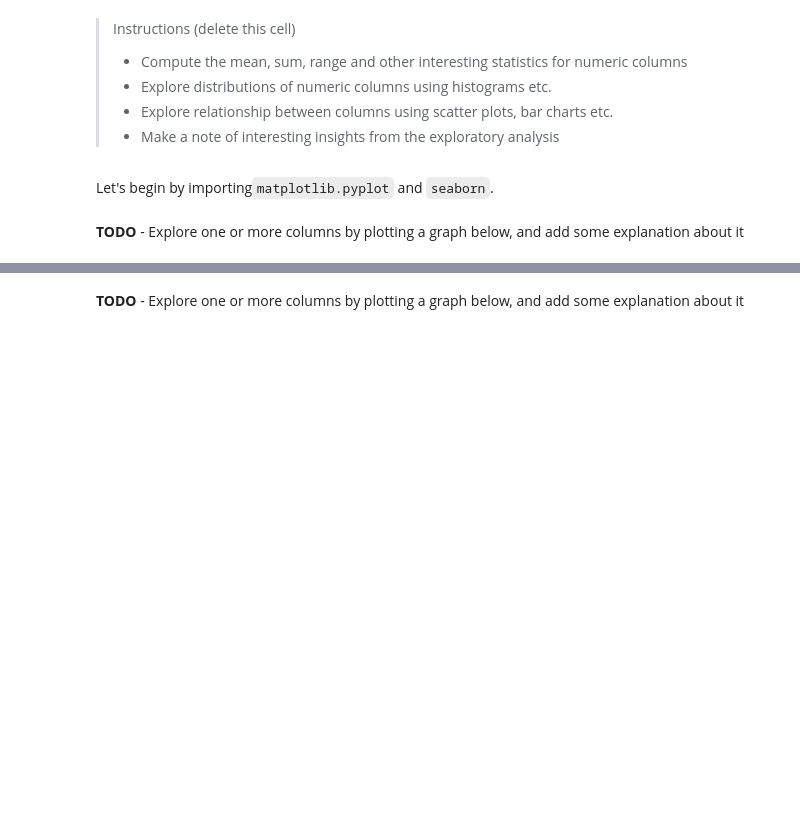
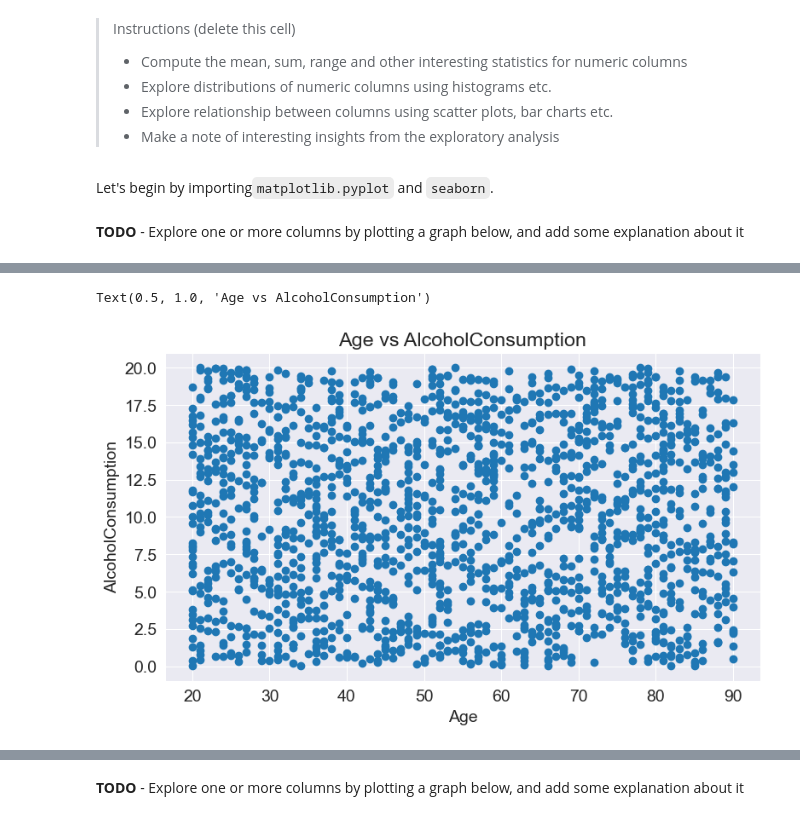
Before and after one commit to UzairHussain193/75-Days-Data-Science-Challenge, a Jupyter notebook: Day 28-29 - EDA Project/zerotopandas-course-project.ipynb, the cells around one changed output, grey strips where cells are left out. Drawn from its saved outputs; the diff is of its cells as text; code cells hidden in the pictures; blank space fills up the shorter version.

```diff
--- a/Day 28-29 - EDA Project/zerotopandas-course-project.ipynb
+++ b/Day 28-29 - EDA Project/zerotopandas-course-project.ipynb
@@ -260,0 +228,2 @@ jovian.commit()
+# %%
+df = pd.read_csv('./chronic-kidney-disease-dataset-analysis/Chronic_Kidney_Dsease_data.csv')
@@ -285,0 +368,8 @@ matplotlib.rcParams['figure.facecolor'] = '#00000000'
+# %%
+plt.scatter(df['Age'],df['AlcoholConsumption'] );
+plt.xlabel('Age')
+plt.ylabel('AlcoholConsumption')
+plt.title('Age vs AlcoholConsumption')
+# %% [output]
+Text(0.5, 1.0, 'Age vs AlcoholConsumption')
+[figure, added]
```
Also changed, not shown: parts of 67 cells of this notebook, 20 other files.
